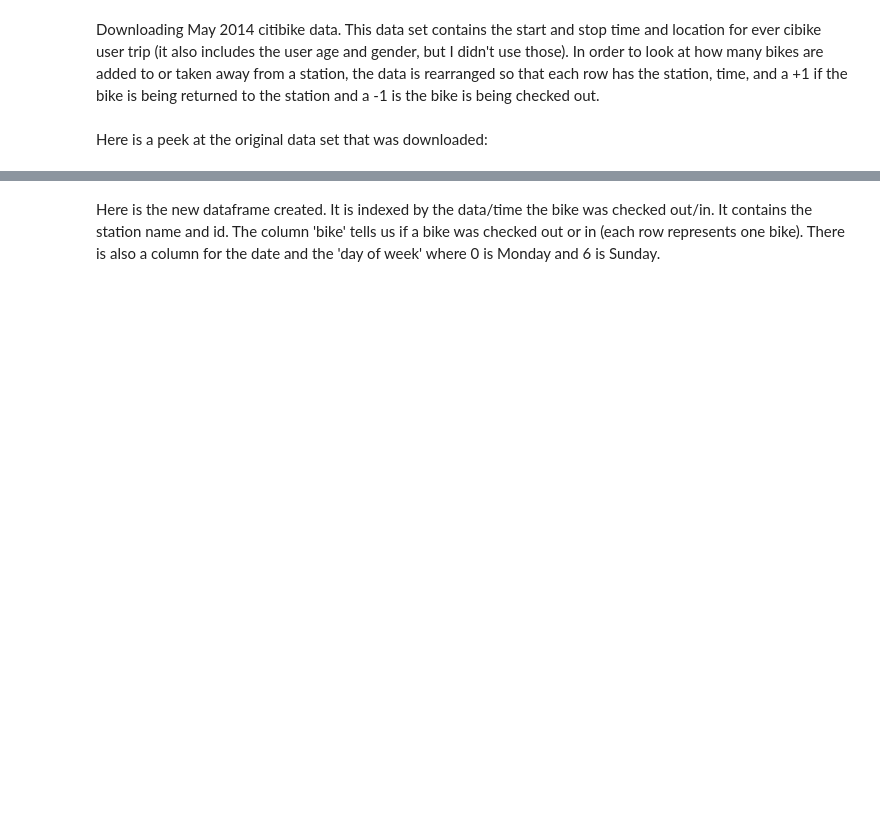
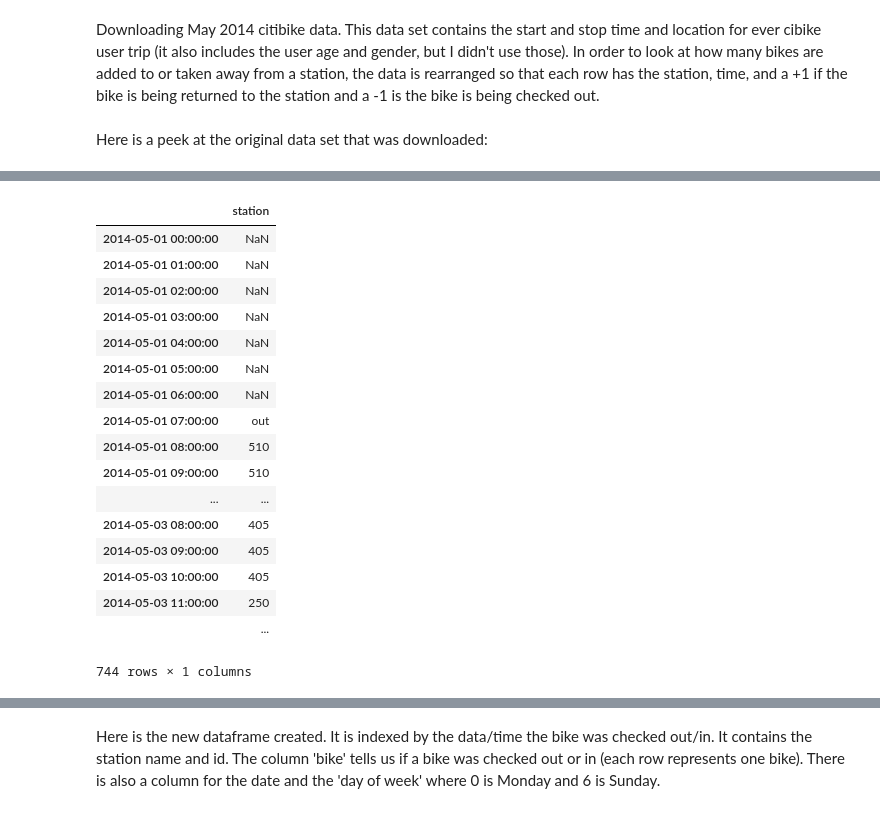
Before and after one commit to deenapatel/citibike, a Jupyter notebook: Citibike.ipynb, the cells around one changed output, grey strips where cells are left out. Saved outputs shown, nothing was run; the diff lists cells and outputs as text; code cells hidden in the pictures; blank space fills up the shorter version.

```diff
--- a/Citibike.ipynb
+++ b/Citibike.ipynb
@@ -38,0 +100,30 @@ df[:10]
+# %%
+whereisbikedf=pd.DataFrame(index=timerange, columns=['station'])
+#whereisbikedf
+
+for tm in timerange:
+    for i in range(len(bikedf)-1):
+        if (bikedf.iloc[i]['starttime']<=tm)&(bikedf.iloc[i]['stoptime']>=tm):
+            whereisbikedf.loc[tm]='out'
+        if (bikedf.iloc[i]['stoptime']<tm)&(bikedf.iloc[i+1]['starttime']>tm):
+            whereisbikedf.loc[tm]=bikedf.iloc[i]['end station id']
+whereisbikedf
+# %% [output]
+|  | station |
+| 2014-05-01 00:00:00 | NaN |
+| 2014-05-01 01:00:00 | NaN |
+| 2014-05-01 02:00:00 | NaN |
+| 2014-05-01 03:00:00 | NaN |
+| 2014-05-01 04:00:00 | NaN |
+| 2014-05-01 05:00:00 | NaN |
+| 2014-05-01 06:00:00 | NaN |
+| 2014-05-01 07:00:00 | out |
+| 2014-05-01 08:00:00 | 510 |
+| 2014-05-01 09:00:00 | 510 |
+| ... | ... |
+| 2014-05-03 08:00:00 | 405 |
+| 2014-05-03 09:00:00 | 405 |
+| 2014-05-03 10:00:00 | 405 |
+| 2014-05-03 11:00:00 | 250 |
+|  | ... |
+744 rows × 1 columns
```
Also changed, not shown: parts of 11 cells of this notebook.
